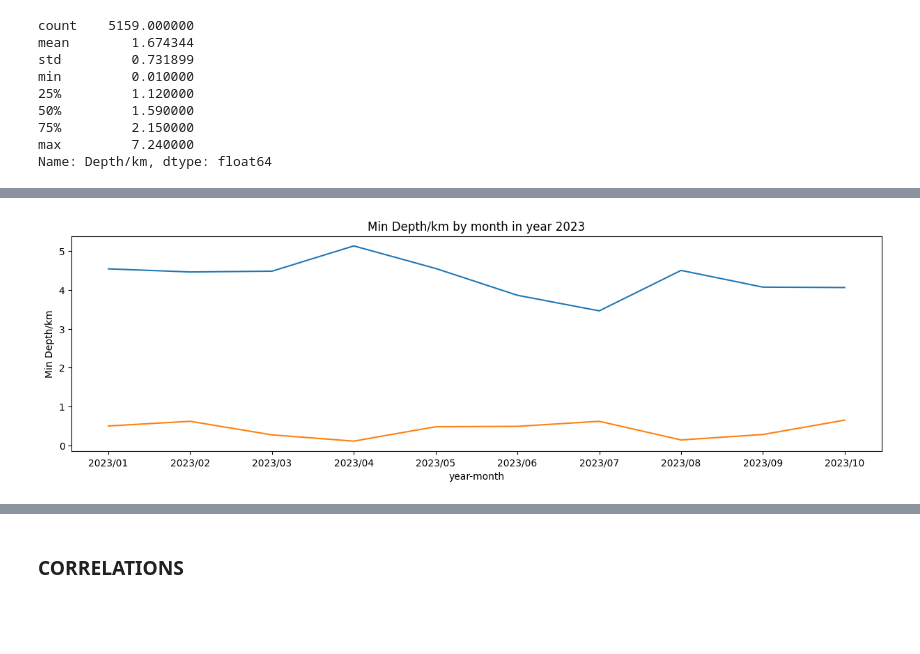
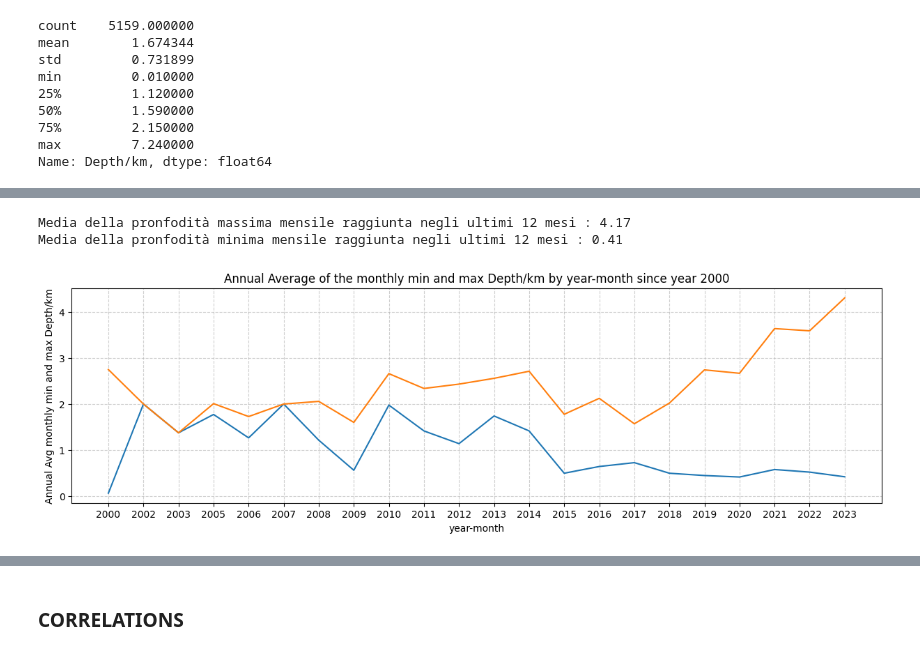
Before and after one commit to Pierfrancesco95/Portfolio, a Jupyter notebook: 03.03_PYTHON_Earthquakes Campi Flegrei/Analisi Terremoti CampiFlegrei.ipynb, the cells around one changed output, grey strips where cells are left out. Saved outputs shown, nothing was run; the diff lists cells and outputs as text; code cells hidden in the pictures; blank space fills up the shorter version.

```diff
--- a/03.03_PYTHON_Earthquakes Campi Flegrei/Analisi Terremoti CampiFlegrei.ipynb
+++ b/03.03_PYTHON_Earthquakes Campi Flegrei/Analisi Terremoti CampiFlegrei.ipynb
@@ -190,7 +197,10 @@ df['Time'] = df['Time'].str.replace('-','/')
 df['Time'] = pd.to_datetime(df['Time'],format='mixed')
 # %%
 # create new columns
-df['year'], df['month'] = df['Time'].dt.year, df['Time'].dt.month
+df['year'] = df['Time'].dt.year
+df['month'] = df['Time'].dt.month
+
+# convertion data type
 df['year'] = df['year'].astype(str)
 df['month'] = df['month'].astype(str)
 # %%
@@ -663,14 +757,24 @@ plt.show()
+# %%
+# Media Magnitudo della massima e minima mensile raggiunta negli ultimi 12 mesi
+print('Media della pronfodità massima mensile raggiunta negli ultimi 12 mesi :', round(data['Max Depth/km'].mean(),2))
+print('Media della pronfodità minima mensile raggiunta negli ultimi 12 mesi :', round(data['Min Depth/km'].mean(),2))
+# %% [output]
+Media della pronfodità massima mensile raggiunta negli ultimi 12 mesi : 4.17
+Media della pronfodità minima mensile raggiunta negli ultimi 12 mesi : 0.41
 # %%
-data = df[(~df['Magnitude'].isnull()) & (df['year']=='2023')][['Depth/km','year_month','Time']]
-data_max = data.groupby('year_month')['Depth/km'].max().reset_index()
-data_min = data.groupby('year_month')['Depth/km'].min().reset_index()
+data = df[~df['Magnitude'].isnull()][['Depth/km','year_month','year','Time']]
+data_max = data.groupby(['year_month','year'])['Depth/km'].min().reset_index()
+data_min = data.groupby(['year_month','year'])['Depth/km'].max().reset_index()
+data_max = data_max.groupby('year')['Depth/km'].mean().reset_index()
+data_min = data_min.groupby('year')['Depth/km'].mean().reset_index()
 figure(figsize=(15,4))
-plt.plot(data_max['year_month'],data_max['Depth/km'])
-plt.plot(data_min['year_month'],data_min['Depth/km'])
-plt.title("Min Depth/km by month in year 2023")
+plt.plot(data_max.year, data_max['Depth/km'])
+plt.plot(data_min.year, data_min['Depth/km'])
+plt.title("Annual Average of the monthly min and max Depth/km by year-month since year 2000")
 plt.xlabel("year-month")
 #plt.xticks(color='w')
-plt.ylabel("Min Depth/km")
+plt.ylabel("Annual Avg monthly min and max Depth/km")
+plt.grid( alpha=0.6, linestyle='--')
 plt.show()
 # %% [output]
-[figure, old version]
+[figure, new version]
```
Also changed, not shown: parts of 74 cells of this notebook.
